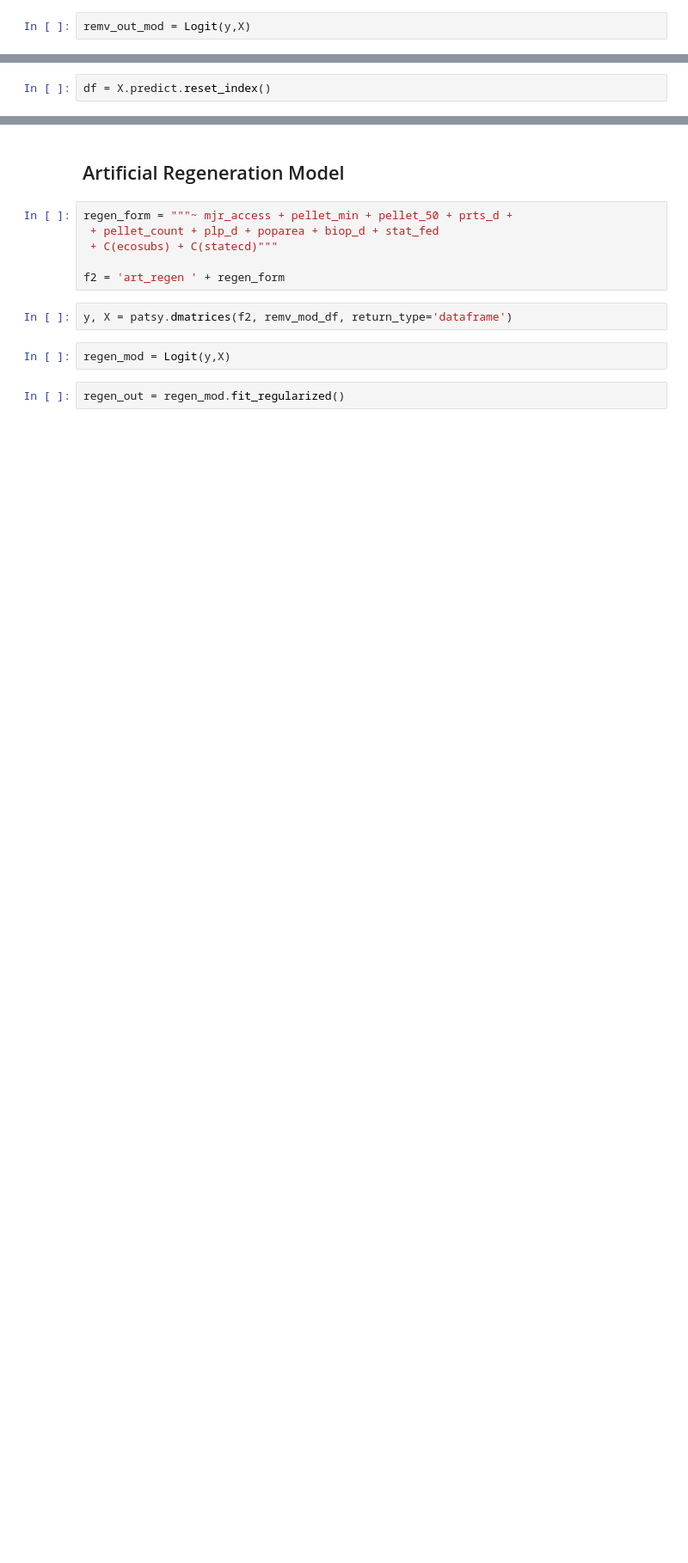
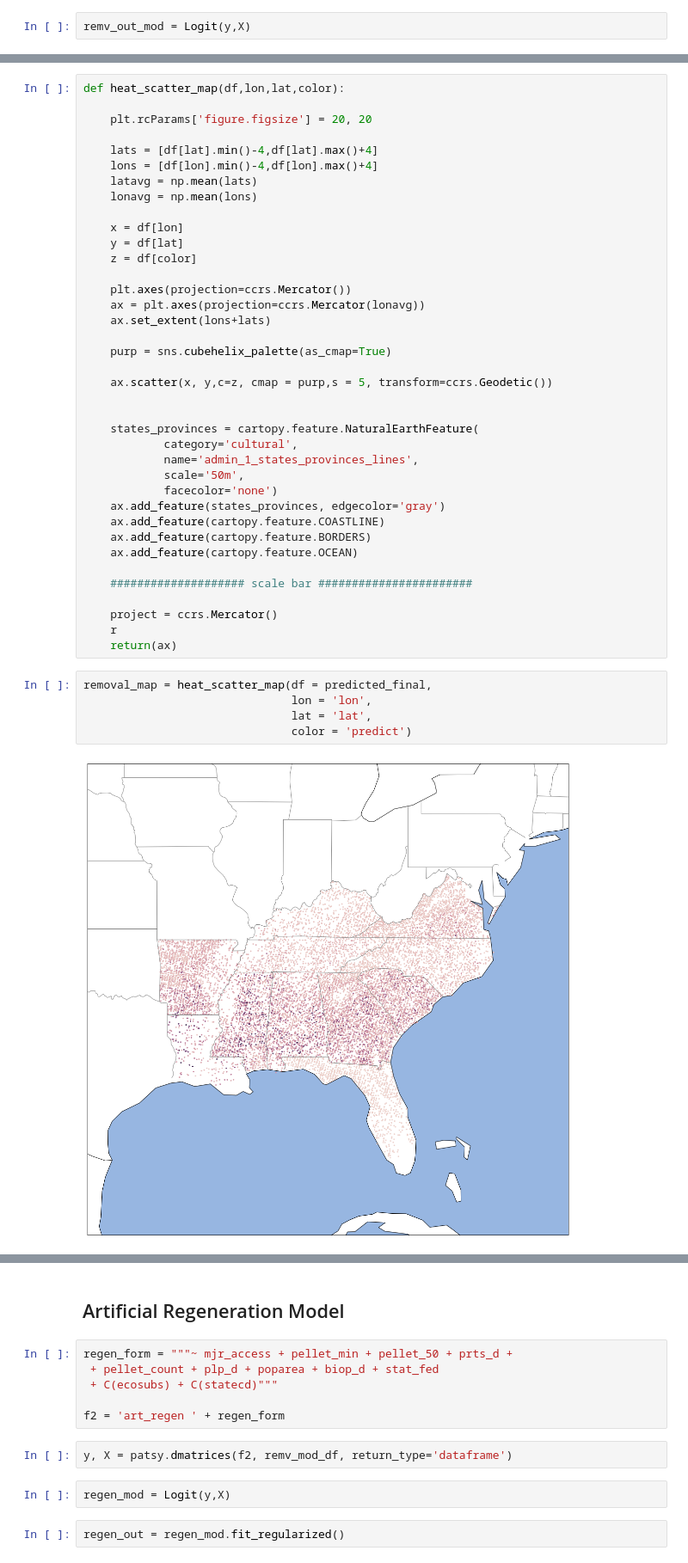
Before and after one commit to houstonsudekum/FIA_ML, a Jupyter notebook: FIA_forecasting.ipynb, the cells around one changed output, grey strips where cells are left out. Shown at 86% size. Saved outputs shown, nothing was run; the diff lists cells and outputs as text; blank space fills up the shorter version.

```diff
--- a/FIA_forecasting.ipynb
+++ b/FIA_forecasting.ipynb
@@ -362,2 +362,0 @@ X['predict'] = remv_out.predict()
-# %%
-df = X.predict.reset_index()
@@ -395,0 +401,45 @@ plt.show()
+# %%
+def heat_scatter_map(df,lon,lat,color):
+
+    plt.rcParams['figure.figsize'] = 20, 20
+
+    lats = [df[lat].min()-4,df[lat].max()+4]
+    lons = [df[lon].min()-4,df[lon].max()+4]
+    latavg = np.mean(lats)
+    lonavg = np.mean(lons)
+
+    x = df[lon]
+    y = df[lat]
+    z = df[color]
+
+    plt.axes(projection=ccrs.Mercator())
+    ax = plt.axes(projection=ccrs.Mercator(lonavg))
+    ax.set_extent(lons+lats)
+
+    purp = sns.cubehelix_palette(as_cmap=True)
+
+    ax.scatter(x, y,c=z, cmap = purp,s = 5, transform=ccrs.Geodetic())
+
+
+    states_provinces = cartopy.feature.NaturalEarthFeature(
+            category='cultural',
+            name='admin_1_states_provinces_lines',
+            scale='50m',
+            facecolor='none')
+    ax.add_feature(states_provinces, edgecolor='gray')
+    ax.add_feature(cartopy.feature.COASTLINE)
+    ax.add_feature(cartopy.feature.BORDERS)
+    ax.add_feature(cartopy.feature.OCEAN)
+
+    #################### scale bar #######################
+
+    project = ccrs.Mercator()
+    r
+    return(ax)
+# %%
+removal_map = heat_scatter_map(df = predicted_final,
+                               lon = 'lon',
+                               lat = 'lat',
+                               color = 'predict')
+# %% [output]
+[figure, added]
```
Also changed, not shown: parts of 30 cells of this notebook.
